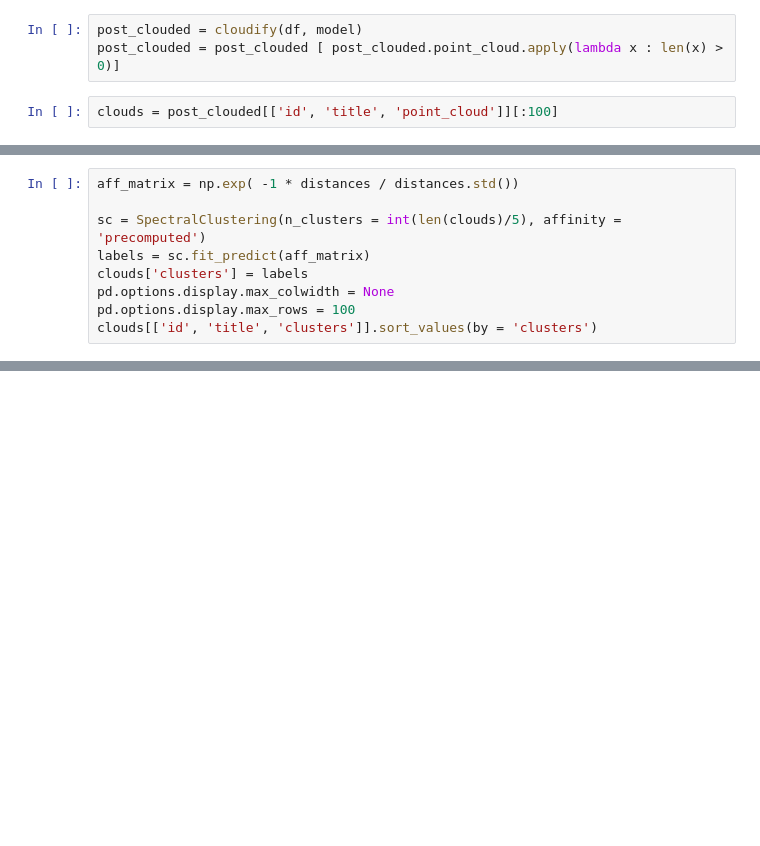
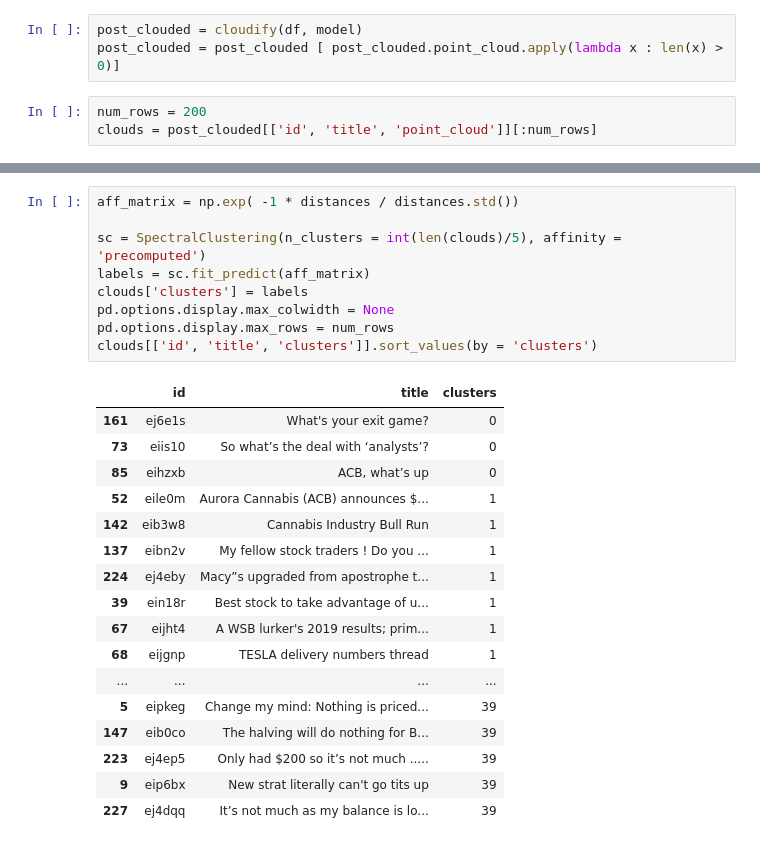
Before and after one commit to ElleNajt/ErdosInstitute-SIG_Project, a Jupyter notebook: Feature_Design/WassersteinDistances.ipynb, the cells around one changed output, grey strips where cells are left out. Cells and saved outputs as stored; diff of their text form; blank space fills up the shorter version.

```diff
--- a/Feature_Design/WassersteinDistances.ipynb
+++ b/Feature_Design/WassersteinDistances.ipynb
@@ -186,4 +186,5 @@ Can we build a Bayesian hierarchical model that takes into account any groups we
 post_clouded = cloudify(df, model)
 post_clouded = post_clouded [ post_clouded.point_cloud.apply(lambda x : len(x) > 0)]
 # %%
-clouds = post_clouded[['id', 'title', 'point_cloud']][:100]
+num_rows = 200
+clouds = post_clouded[['id', 'title', 'point_cloud']][:num_rows]
@@ -214,9 +190,0 @@ Processing column 90 out of 100
-# %%
-aff_matrix = np.exp( -1 * distances / distances.std())
-
-sc = SpectralClustering(n_clusters = int(len(clouds)/5), affinity = 'precomputed')
-labels = sc.fit_predict(aff_matrix)
-clouds['clusters'] = labels
-pd.options.display.max_colwidth = None
-pd.options.display.max_rows = 100
-clouds[['id', 'title', 'clusters']].sort_values(by = 'clusters')
@@ -240,0 +215,27 @@ clouds[['id', 'title', 'clusters']].sort_values(by = 'clusters')
+# %%
+aff_matrix = np.exp( -1 * distances / distances.std())
+
+sc = SpectralClustering(n_clusters = int(len(clouds)/5), affinity = 'precomputed')
+labels = sc.fit_predict(aff_matrix)
+clouds['clusters'] = labels
+pd.options.display.max_colwidth = None
+pd.options.display.max_rows = num_rows
+clouds[['id', 'title', 'clusters']].sort_values(by = 'clusters')
+# %% [output]
+|  | id | title | clusters |
+| 161 | ej6e1s | What's your exit game? | 0 |
+| 73 | eiis10 | So what’s the deal with ‘analysts’? | 0 |
+| 85 | eihzxb | ACB, what’s up | 0 |
+| 52 | eile0m | Aurora Cannabis (ACB) announces $... | 1 |
+| 142 | eib3w8 | Cannabis Industry Bull Run | 1 |
+| 137 | eibn2v | My fellow stock traders ! Do you ... | 1 |
+| 224 | ej4eby | Macy”s upgraded from apostrophe t... | 1 |
+| 39 | ein18r | Best stock to take advantage of u... | 1 |
+| 67 | eijht4 | A WSB lurker's 2019 results; prim... | 1 |
+| 68 | eijgnp | TESLA delivery numbers thread | 1 |
+| ... | ... | ... | ... |
+| 5 | eipkeg | Change my mind: Nothing is priced... | 39 |
+| 147 | eib0co | The halving will do nothing for B... | 39 |
+| 223 | ej4ep5 | Only had $200 so it’s not much ..... | 39 |
+| 9 | eip6bx | New strat literally can't go tits up | 39 |
+| 227 | ej4dqq | It’s not much as my balance is lo... | 39 |
```
Also changed, not shown: parts of 9 cells of this notebook.
